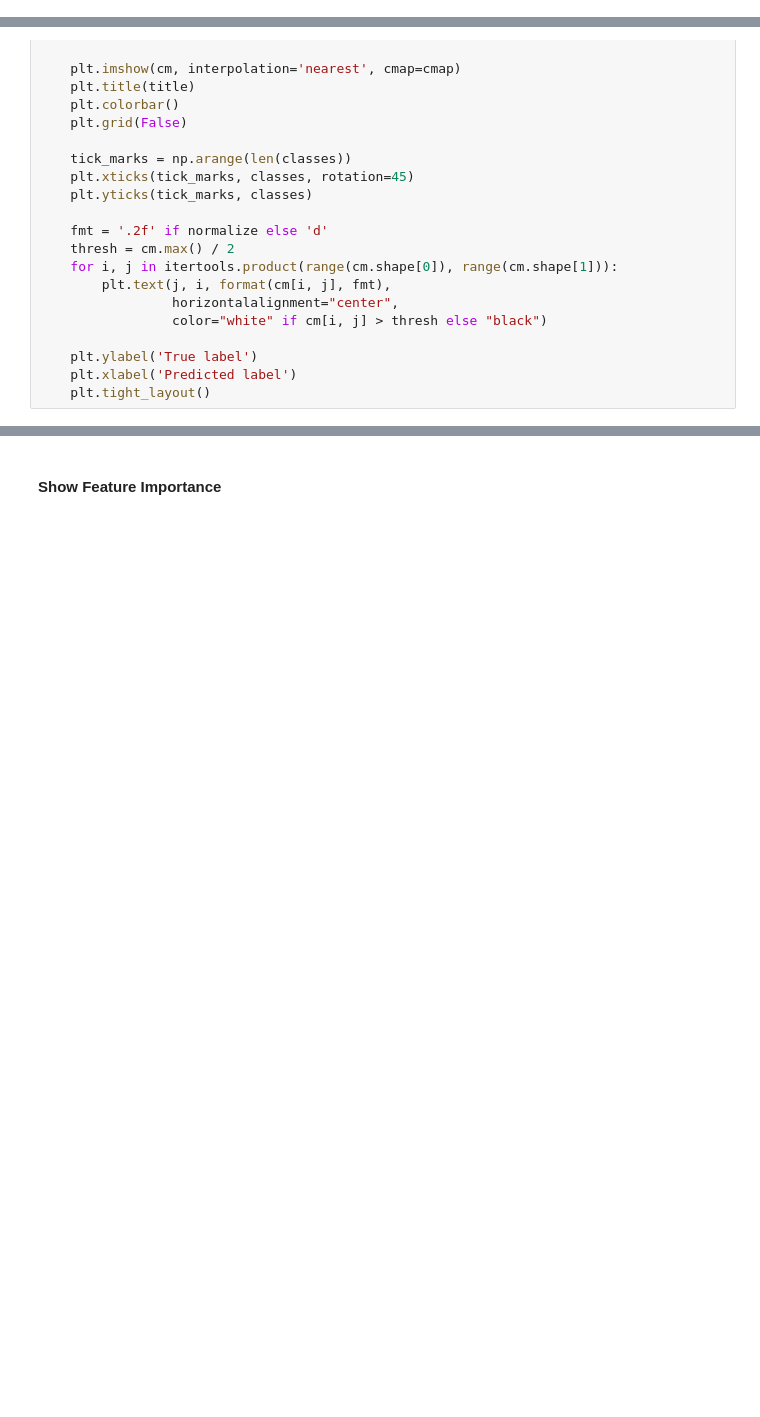
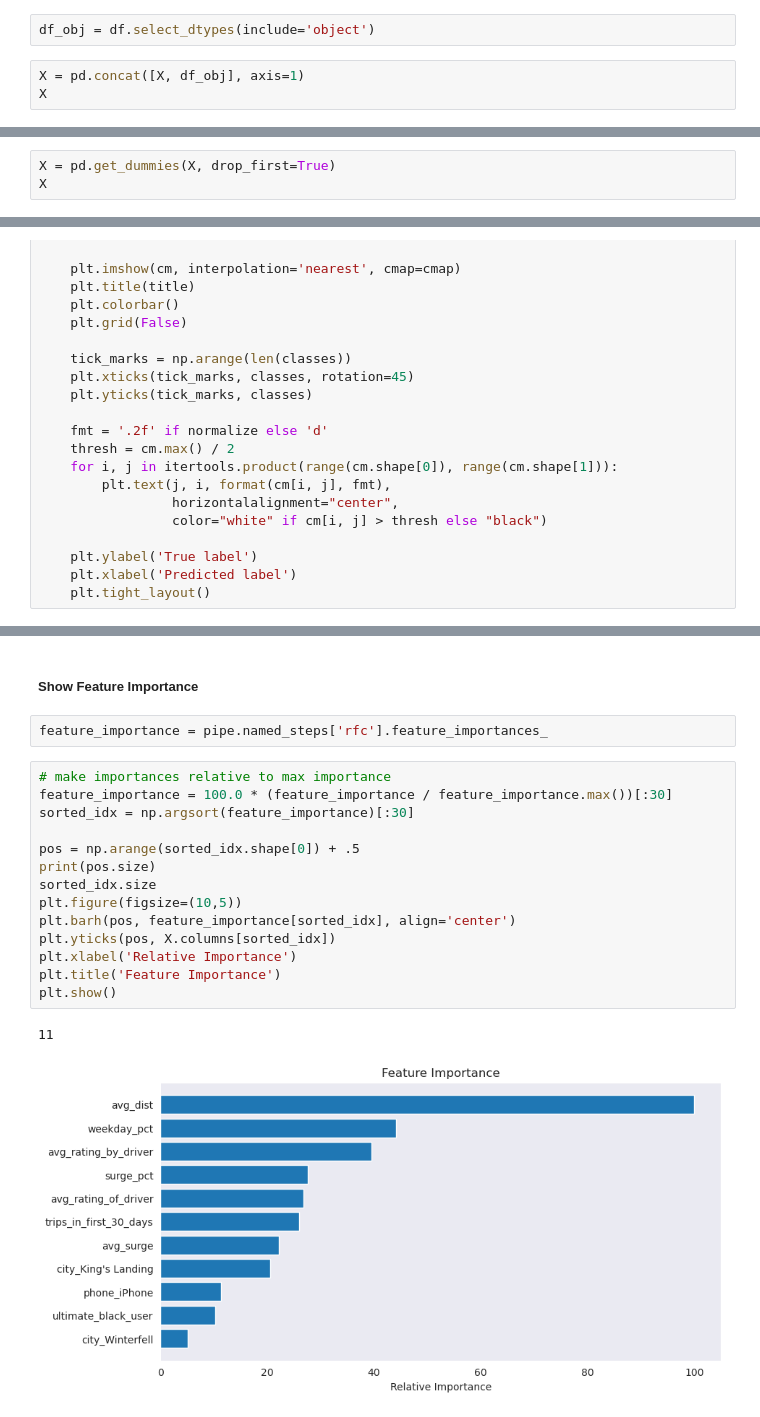
Before and after one commit to ds-edu/ml-classif-ultimate-tech, a Jupyter notebook: ultimate_tech_churn.ipynb, the cells around one changed output, grey strips where cells are left out. Drawn from its saved outputs; the diff is of its cells as text; blank space fills up the shorter version.

Commit message:
V1.4: Fixed get_dummies. Feat Imp OK

```diff
--- a/ultimate_tech_churn.ipynb
+++ b/ultimate_tech_churn.ipynb
@@ -394,0 +381,5 @@ plt.show()
+# %%
+df_obj = df.select_dtypes(include='object')
+# %%
+X = pd.concat([X, df_obj], axis=1)
+X
@@ -394,0 +400,3 @@ plt.show()
+# %%
+X = pd.get_dummies(X, drop_first=True)
+X
@@ -656,4 +684,23 @@ Normalized confusion matrix
 [figure]
 [figure]
 # %% [markdown]
-#### Show Feature Importance
+##### Show Feature Importance
+# %%
+feature_importance = pipe.named_steps['rfc'].feature_importances_
+# %%
+# make importances relative to max importance
+feature_importance = 100.0 * (feature_importance / feature_importance.max())[:30]
+sorted_idx = np.argsort(feature_importance)[:30]
+
+pos = np.arange(sorted_idx.shape[0]) + .5
+print(pos.size)
+sorted_idx.size
+plt.figure(figsize=(10,5))
+plt.barh(pos, feature_importance[sorted_idx], align='center')
+plt.yticks(pos, X.columns[sorted_idx])
+plt.xlabel('Relative Importance')
+plt.title('Feature Importance')
+plt.show()
+# %% [output]
+11
+[figure, added]
```
Also changed, not shown: parts of 20 cells of this notebook.
